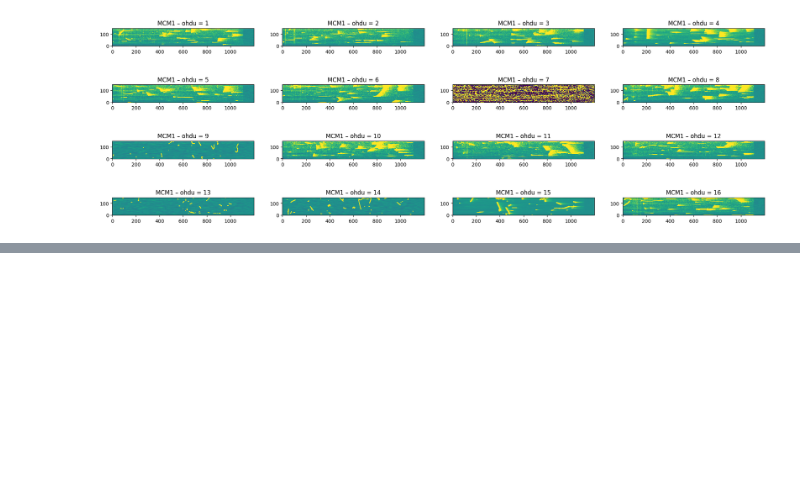
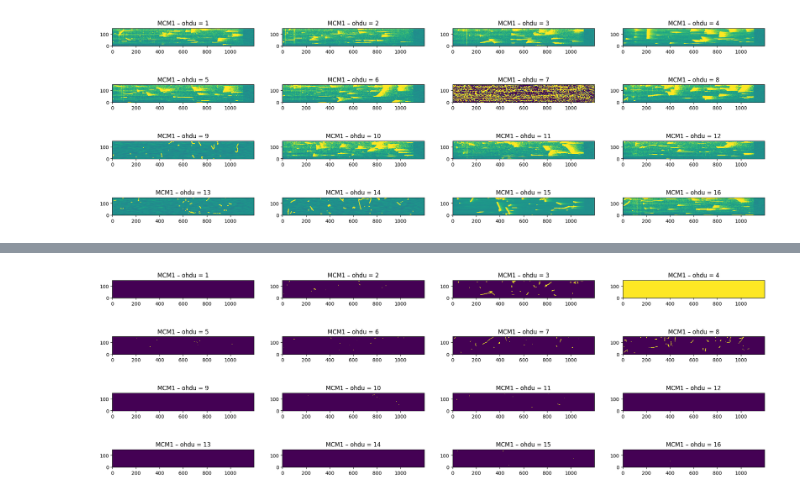
Before and after one commit to maumtzmon/ClasesPy, a Jupyter notebook: 60 - MCM Test/AnaMCM_CONNIE.ipynb, the cells around one changed output, grey strips where cells are left out. Saved outputs shown, nothing was run; the diff lists cells and outputs as text; code cells hidden in the pictures; blank space fills up the shorter version.

```diff
--- a/60 - MCM Test/AnaMCM_CONNIE.ipynb
+++ b/60 - MCM Test/AnaMCM_CONNIE.ipynb
@@ -430,0 +433,35 @@ noise
+# %%
+path_files='/home/oem/datosFits/mcm_data/ansamp'
+listFiles=os. listdir(path_files)
+numberList = []
+dict_list = {}
+for i in listFiles:
+    dict_list[(i.split('_')[-1]).split('.')[0]]=i
+
+order2process=sorted(dict_list)
+
+for i in order2process:
+    fileName=dict_list[i].split('.')[0]
+    MCMNro=1
+    outname='MCM'+str(MCMNro)+'_Demuxed_'+re.sub(".fz","",fileName)+'.fits';
+    step=16
+    #Get 16-demuxed Images from the MCM
+    #Primary HDU no data, only main header
+    Primaryhdu_MCM = fits.PrimaryHDU() # Create primary HDU without data
+    hdu_list_MCM = fits.HDUList([Primaryhdu_MCM]) #Create HDU list
+    hdu_list_MCM[0].header=h[0].header
+    for i in range(0,16):
+        MapMCM_ColInit=MappingToMux[MappingToOHDUinfits[i]-1]  #REVISAR ACAAAAAAAAAAAAAAAAAAAAAAAAAAAAAAAAAAAAAAAaaa!
+        datai=np.int32(GetSingleCCDImage(h,hduUse,MapMCM_ColInit,NCOL,step,1))
+        #print(datai.dtype)
+        image_hdu=fits.ImageHDU(datai);
+        image_hdu.header=h[hduUse].header #Repear the header of the used hdu channel into all the 16-channles
+        image_hdu.header.set('NSAMP',ANSAMP)
+        hdu_list_MCM.append(image_hdu)
+
+    fileHeader=open('fileHeader.txt', 'w')
+    fileHeader.write(repr(h[1].header))
+    fileHeader.close()
+
+    hdu_list_MCM.writeto(outname,overwrite=True)
+    hdu_list_MCM.close()
@@ -430,0 +486,11 @@ noise
+# %%
+imName='MCM1_Demuxed_barrido_ANSAMP_exp_1s_ignorando_2muestras_ANSAMP1_18.fits'
+image_hdu=fits.open(imName)
+
+plt.figure(figsize=(24,8))
+for i in range(16):
+    plt.subplot(4,4,i+1)
+    plt.imshow(image_hdu[i+1].data, vmin=-500, vmax=500)    #Plot de cada imagen en un rango de -500 a 500 ADUS
+    plt.title('MCM1 – ohdu = {:d}'.format(i+1))
+# %% [output]
+[figure, added]
```
Also changed, not shown: parts of 9 cells of this notebook, 1 other file.
